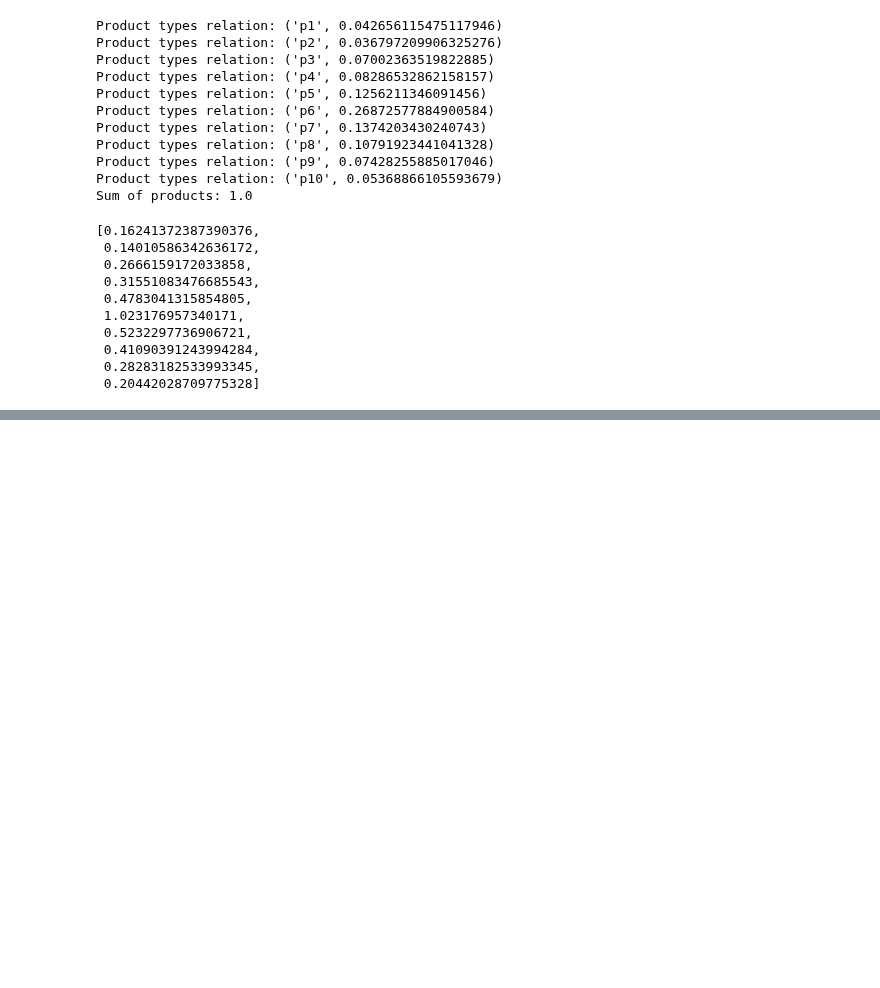
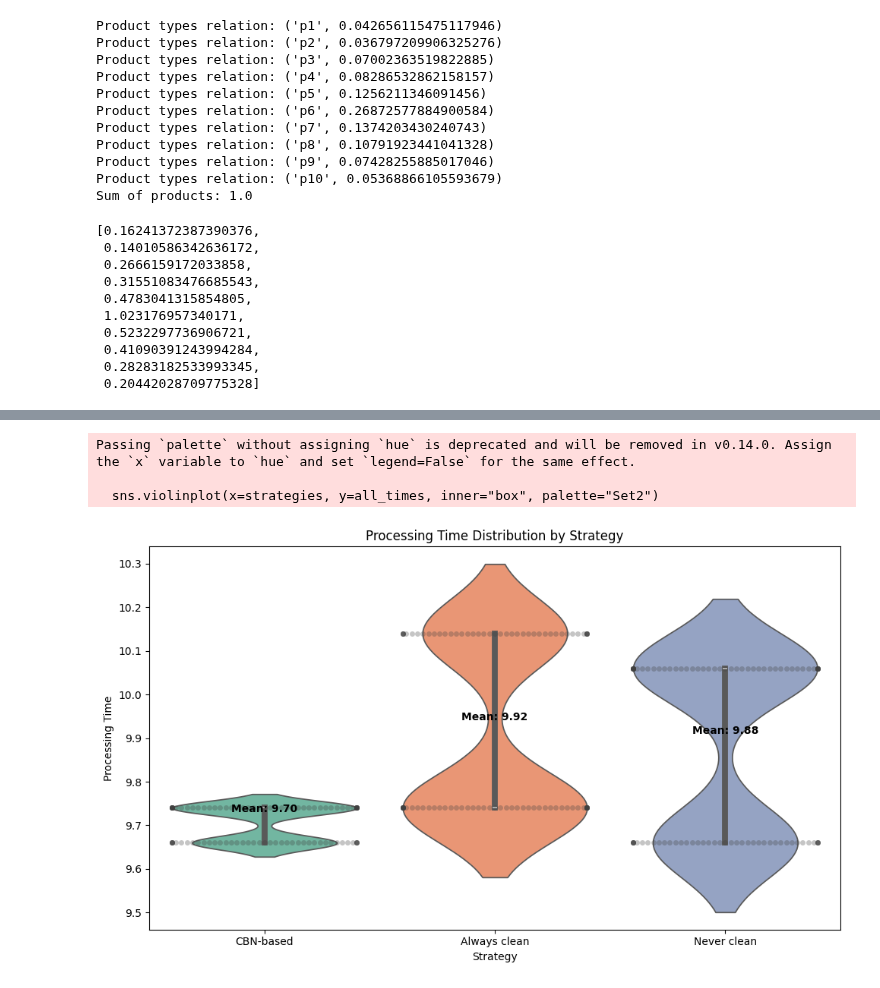
Before and after one commit to MarvinMat/PlanCausal, a Jupyter notebook: function_test_distributions.ipynb, the cells around one changed output, grey strips where cells are left out. Cells and saved outputs as stored; diff of their text form; code cells hidden in the pictures; blank space fills up the shorter version.

```diff
--- a/function_test_distributions.ipynb
+++ b/function_test_distributions.ipynb
@@ -210,0 +746,36 @@ NDCG: 0.9214559386973182
+# %%
+import matplotlib.pyplot as plt
+import seaborn as sns
+import numpy as np
+
+# Prepare data for seaborn
+data = [
+    *zip(cbn_times, ['CBN-based'] * len(cbn_times)),
+    *zip(always_clean_times, ['Always clean'] * len(always_clean_times)),
+    *zip(never_clean_times, ['Never clean'] * len(never_clean_times)),
+]
+all_times, strategies = zip(*data)
+
+plt.figure(figsize=(10, 6))
+sns.violinplot(x=strategies, y=all_times, inner="box", palette="Set2")
+sns.swarmplot(x=strategies, y=all_times, color=".25", alpha=0.3)
+
+# Plot means
+means = [
+    np.mean(cbn_times),
+    np.mean(always_clean_times),
+    np.mean(never_clean_times)
+]
+for i, mean in enumerate(means):
+    plt.text(i, mean + 0.02, f"Mean: {mean:.2f}", ha='center', va='bottom', fontweight='bold', color='black')
+
+plt.title("Processing Time Distribution by Strategy")
+plt.ylabel("Processing Time")
+plt.xlabel("Strategy")
+plt.tight_layout()
+plt.show()
+# %% [output]
+Passing `palette` without assigning `hue` is deprecated and will be removed in v0.14.0. Assign the `x` variable to `hue` and set `legend=False` for the same effect.
+
+  sns.violinplot(x=strategies, y=all_times, inner="box", palette="Set2")
+[figure, added]
```
Also changed, not shown: parts of 13 cells of this notebook, 46 other files.
